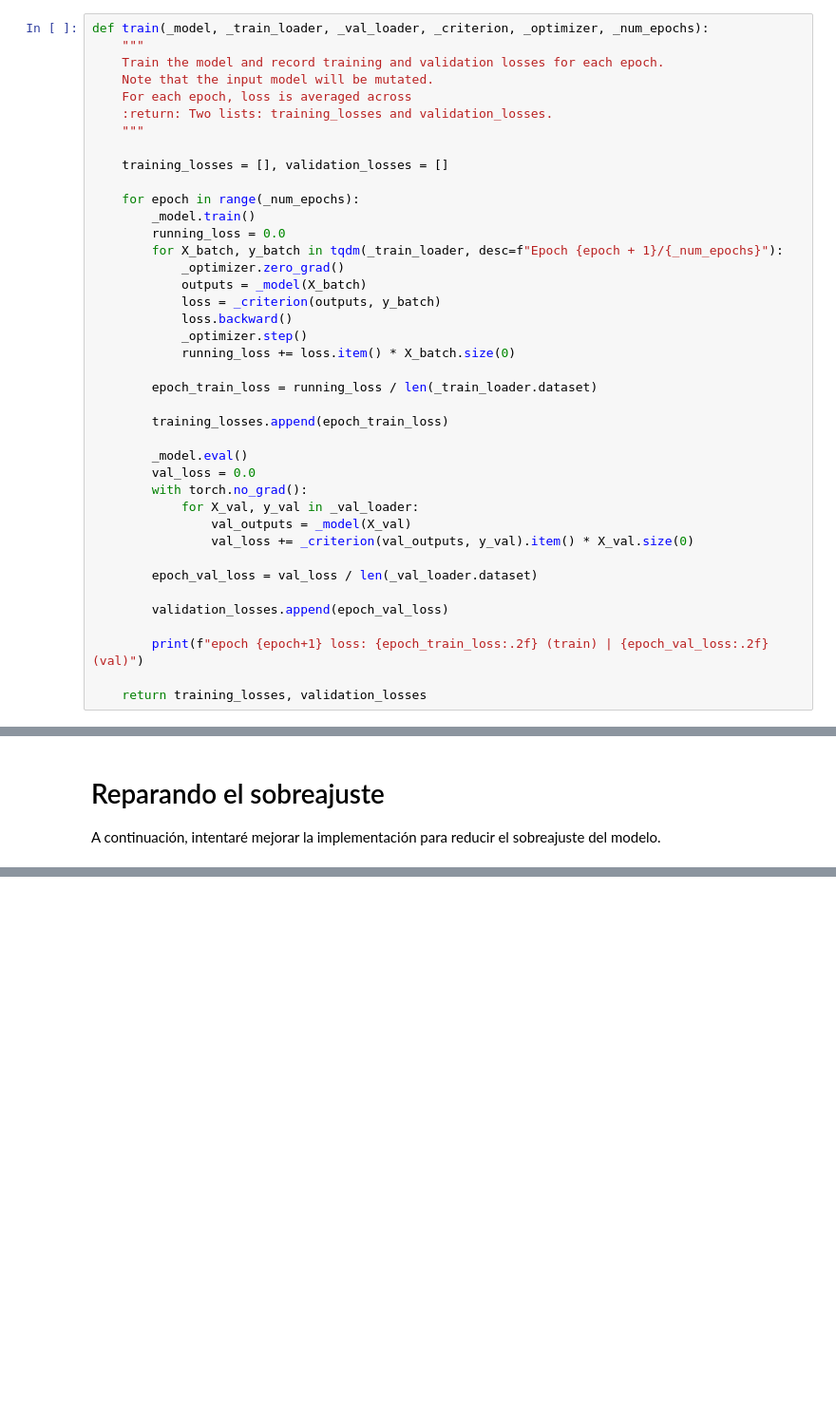
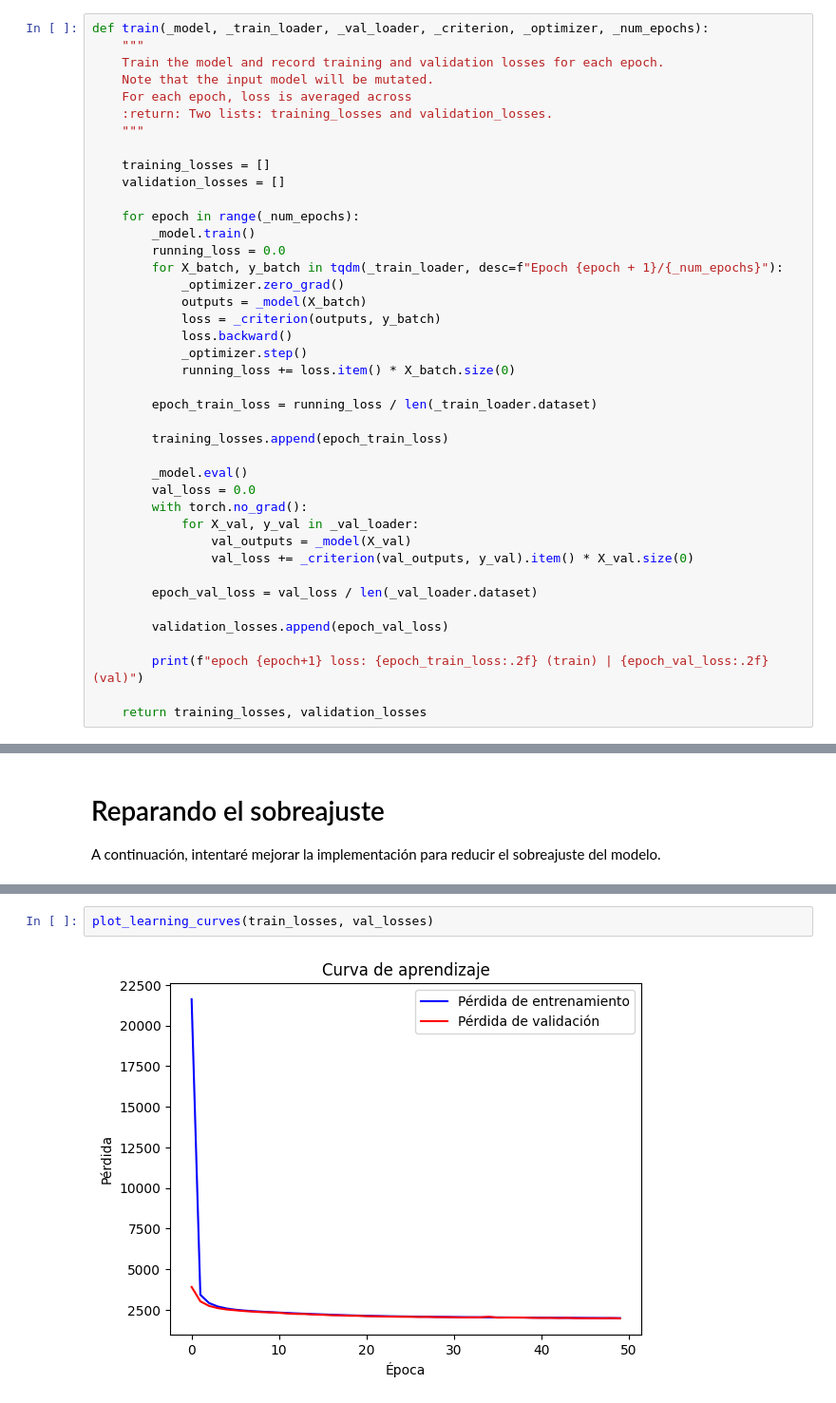
Before and after one commit to HakkinDavid/computational-intelligence, a Jupyter notebook: 17Mar.ipynb, the cells around one changed output, grey strips where cells are left out. Shown at 95% size. Drawn from its saved outputs; the diff is of its cells as text; blank space fills up the shorter version.

```diff
--- a/17Mar.ipynb
+++ b/17Mar.ipynb
@@ -206,7 +207,8 @@ def train(_model, _train_loader, _val_loader, _criterion, _optimizer, _num_epoch
     :return: Two lists: training_losses and validation_losses.
     """
 
-    training_losses = [], validation_losses = []
+    training_losses = []
+    validation_losses = []
 
     for epoch in range(_num_epochs):
         _model.train()
@@ -335,0 +354,4 @@ train_losses, val_losses = train(model, train_loader, val_loader, criterion, opt
+# %%
+plot_learning_curves(train_losses, val_losses)
+# %% [output]
+[figure, added]
```
Also changed, not shown: parts of 6 cells of this notebook.
